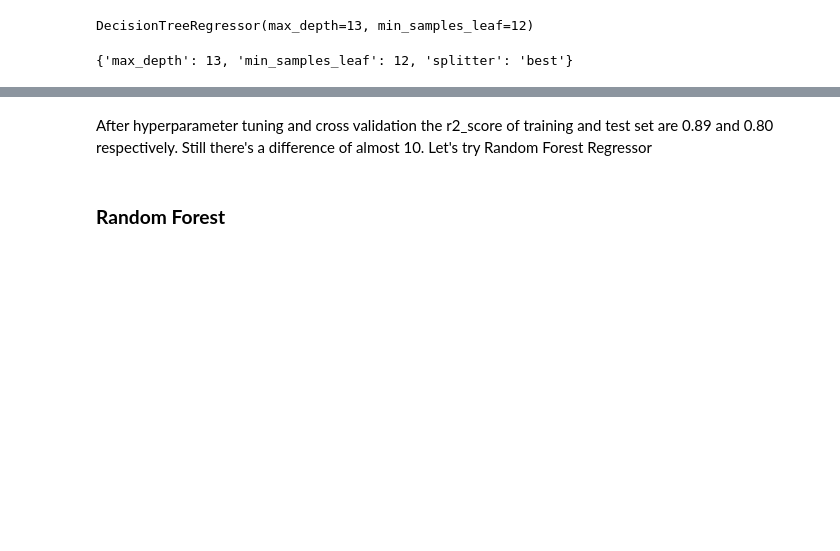
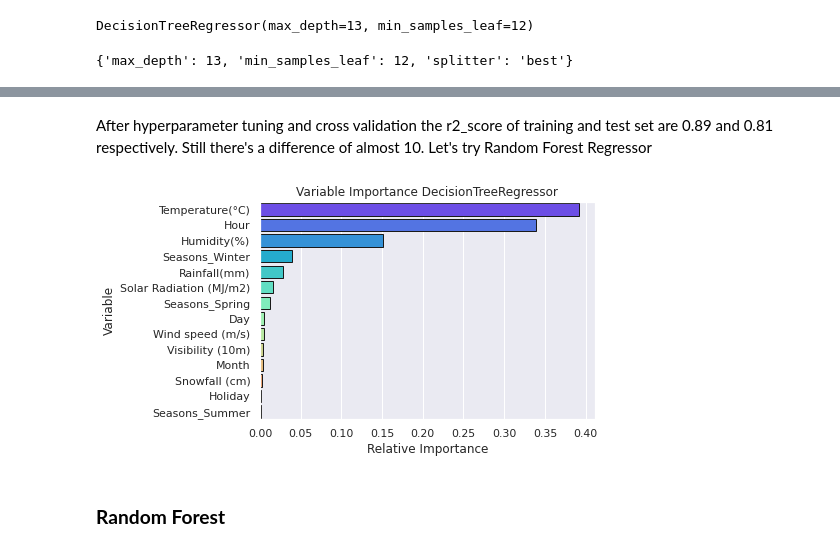
Before and after one commit to rahool010/Bike-Sharing-Demand-Prediction, a Jupyter notebook: Bike_Sharing_Demand_Prediction_Capstone_Project.ipynb, the cells around one changed output, grey strips where cells are left out. Cells and saved outputs as stored; diff of their text form; code cells hidden in the pictures; blank space fills up the shorter version.

```diff
--- a/Bike_Sharing_Demand_Prediction_Capstone_Project.ipynb
+++ b/Bike_Sharing_Demand_Prediction_Capstone_Project.ipynb
@@ -600,7 +588,7 @@ array([[ 3. , -5.5, 56. , ...,  0. ,  0. ,  1. ],
 # standardizing the independent variables
 scaler=StandardScaler()
 X_train=scaler.fit_transform(X_train)
-X_test=scaler.fit_transform(X_test)
+X_test=scaler.transform(X_test)
 # %%
 # after transformation
 X_train
@@ -623,3 +613,26 @@ array([[-1.22342517, -1.50763958, -0.09760913, ..., -0.58144258,
+# %%
+def plot_importance(model):
+    """
+    Fuction to plot variable importance from machine learning model.
+    Note: the model requires to have "model.feature_importances_".
+
+    Inputs
+    -------
+    - model: a model with a object ".feature_importances_"
+
+    Returns
+    -------
+    - feature importance plot
+
+
+    """
+    feature_imp = pd.DataFrame({"Variable": X_test.columns,"Importance": model.feature_importances_})
+    feature_imp.sort_values(by="Importance", ascending=False, inplace = True)
+    sns.barplot(x=feature_imp['Importance'], y= feature_imp['Variable'],
+                palette='rainbow', edgecolor='k')
+    plt.xlabel('Relative Importance')
+    plt.title(f'Variable Importance {model.__class__.__name__}')
+    plt.show()
 # %% [markdown]
 **Evaluation Metrics**
 # %%
@@ -880,2 +859,2 @@ RMSE: 279.44634962673274
 # %% [markdown]
-After hyperparameter tuning and cross validation the r2_score of training and test set are 0.89 and 0.80 respectively. Still there's a difference of almost 10. Let's try Random Forest Regressor
+After hyperparameter tuning and cross validation the r2_score of training and test set are 0.89 and 0.81 respectively. Still there's a difference of almost 10. Let's try Random Forest Regressor
@@ -882,3 +865,8 @@ After hyperparameter tuning and cross validation the r2_score of training and te
+# %%
+# plot feature importance
+plot_importance(dtr_optimal_model)
+# %% [output]
+[figure, added]
 # %%
 # add results to comparison table
 add_list_to_final_df(decision_tree_tuned)
```
Also changed, not shown: parts of 99 cells of this notebook.
